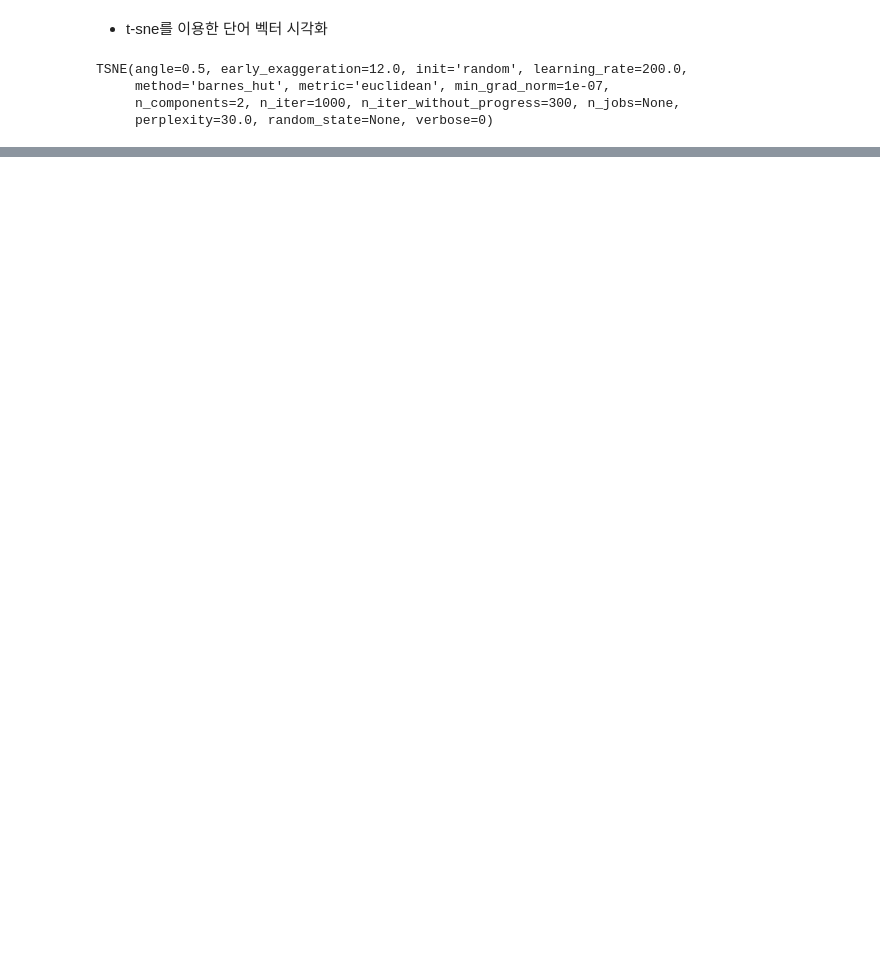
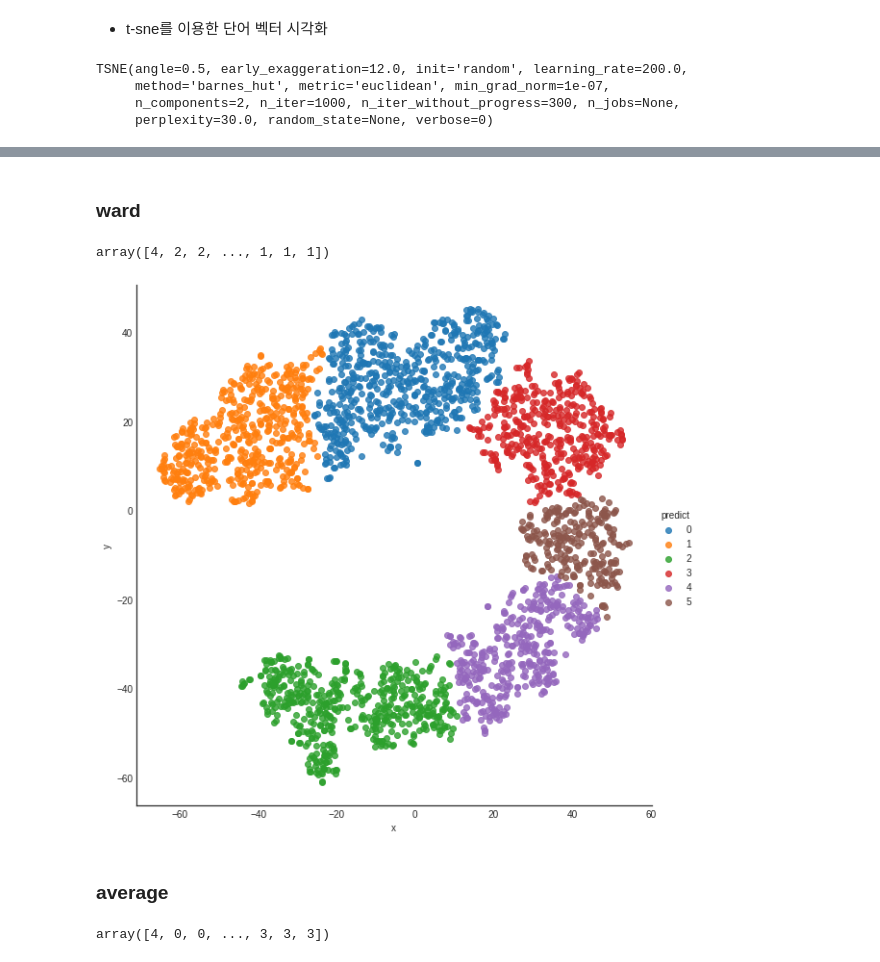
Before and after one commit to KimYongHwi/machine-learning-study, a Jupyter notebook: natural_language_processing/3_군집_분석.ipynb, the cells around one changed output, grey strips where cells are left out. Saved outputs shown, nothing was run; the diff lists cells and outputs as text; code cells hidden in the pictures; blank space fills up the shorter version.

```diff
--- a/natural_language_processing/3_군집_분석.ipynb
+++ b/natural_language_processing/3_군집_분석.ipynb
@@ -196,0 +229,26 @@ plt.show()
+# %% [markdown]
+### ward
+# %%
+from sklearn.cluster import AgglomerativeClustering
+
+ward = AgglomerativeClustering(n_clusters=6, linkage='ward')
+predict = ward.fit_predict(df)
+predict
+# %% [output]
+array([4, 2, 2, ..., 1, 1, 1])
+# %%
+results = df
+results['predict'] = predict
+# %%
+sns.lmplot('x', 'y', data=results, fit_reg=False, size=8, hue='predict')
+plt.show()
+# %% [output]
+[figure, added]
+# %% [markdown]
+### average
+# %%
+avg = AgglomerativeClustering(n_clusters=6, linkage='average')
+predict = avg.fit_predict(df)
+predict
+# %% [output]
+array([4, 0, 0, ..., 3, 3, 3])
```
Also changed, not shown: parts of 28 cells of this notebook.
